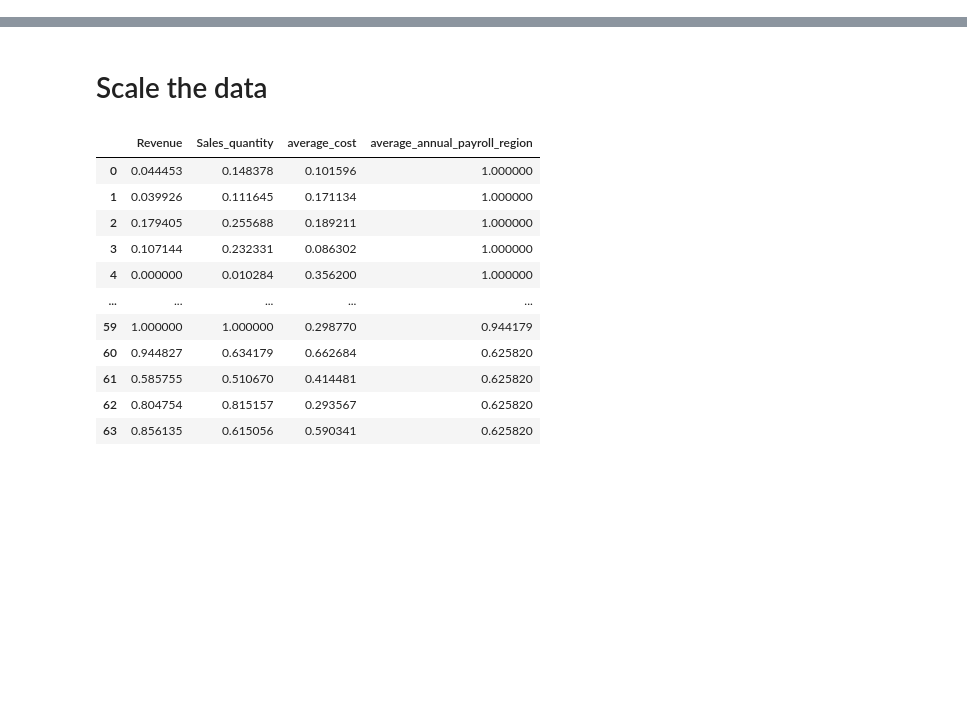
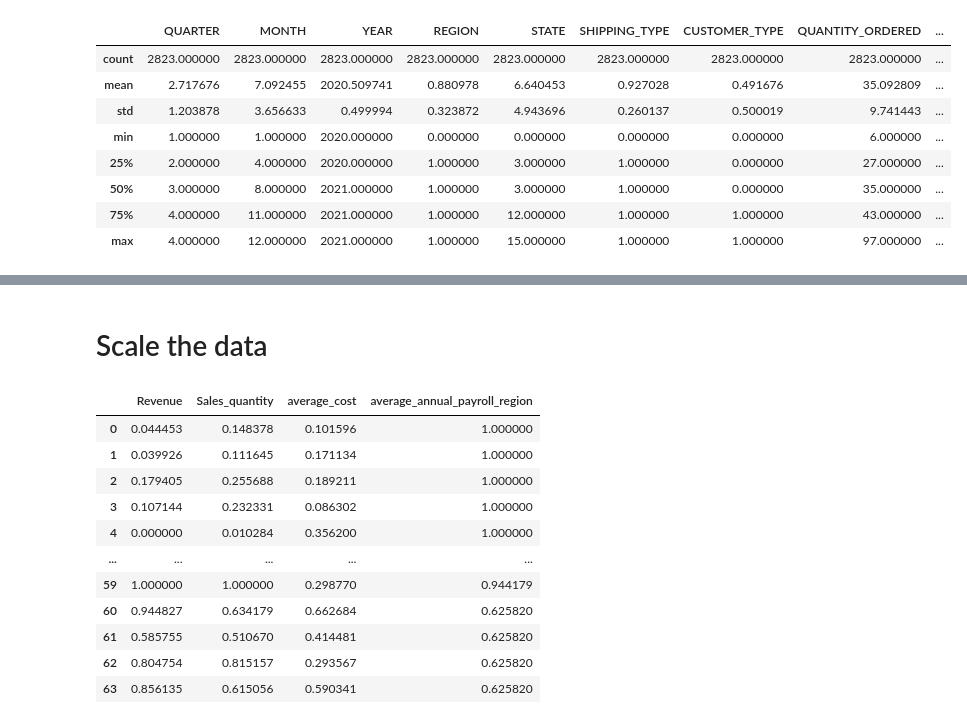
Before and after one commit to reedzamohd/sta768_case_study, a Jupyter notebook: case_study_sta/initial_exp.ipynb, the cells around one changed output, grey strips where cells are left out. Cells and saved outputs as stored; diff of their text form; code cells hidden in the pictures; blank space fills up the shorter version.

```diff
--- a/case_study_sta/initial_exp.ipynb
+++ b/case_study_sta/initial_exp.ipynb
@@ -8,0 +46,12 @@ df1 = df
+# %%
+df_lol.describe()
+# %% [output]
+|  | QUARTER | MONTH | YEAR | REGION | STATE | SHIPPING_TYPE | CUSTOMER_TYPE | QUANTITY_ORDERED | ... |
+| count | 2823.000000 | 2823.000000 | 2823.000000 | 2823.000000 | 2823.000000 | 2823.000000 | 2823.000000 | 2823.000000 | ... |
+| mean | 2.717676 | 7.092455 | 2020.509741 | 0.880978 | 6.640453 | 0.927028 | 0.491676 | 35.092809 | ... |
+| std | 1.203878 | 3.656633 | 0.499994 | 0.323872 | 4.943696 | 0.260137 | 0.500019 | 9.741443 | ... |
+| min | 1.000000 | 1.000000 | 2020.000000 | 0.000000 | 0.000000 | 0.000000 | 0.000000 | 6.000000 | ... |
+| 25% | 2.000000 | 4.000000 | 2020.000000 | 1.000000 | 3.000000 | 1.000000 | 0.000000 | 27.000000 | ... |
+| 50% | 3.000000 | 8.000000 | 2021.000000 | 1.000000 | 3.000000 | 1.000000 | 0.000000 | 35.000000 | ... |
+| 75% | 4.000000 | 11.000000 | 2021.000000 | 1.000000 | 12.000000 | 1.000000 | 1.000000 | 43.000000 | ... |
+| max | 4.000000 | 12.000000 | 2021.000000 | 1.000000 | 15.000000 | 1.000000 | 1.000000 | 97.000000 | ... |
```
Also changed, not shown: parts of 15 cells of this notebook, 2 other files.
